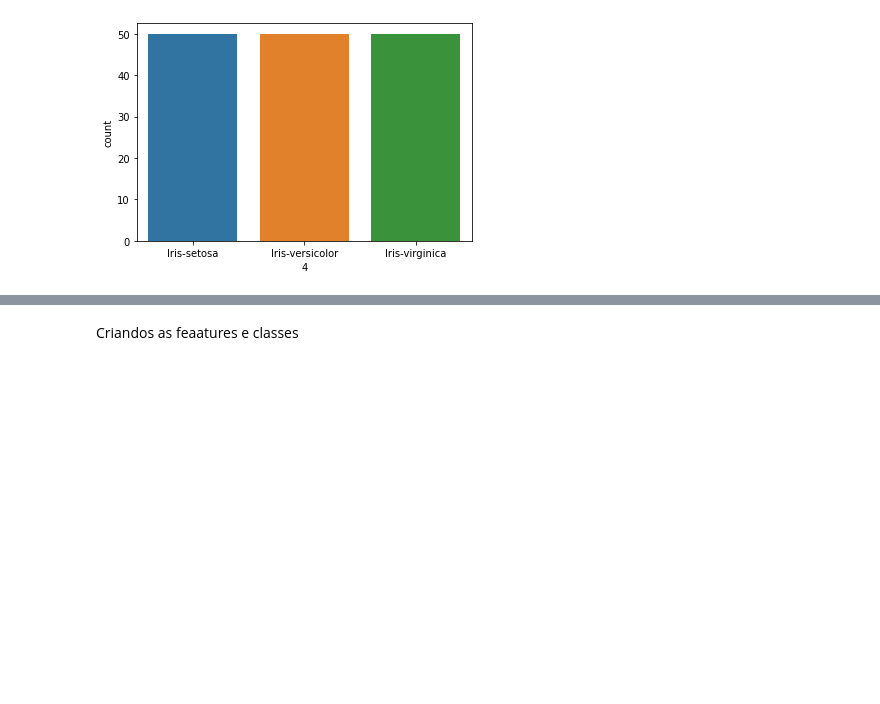
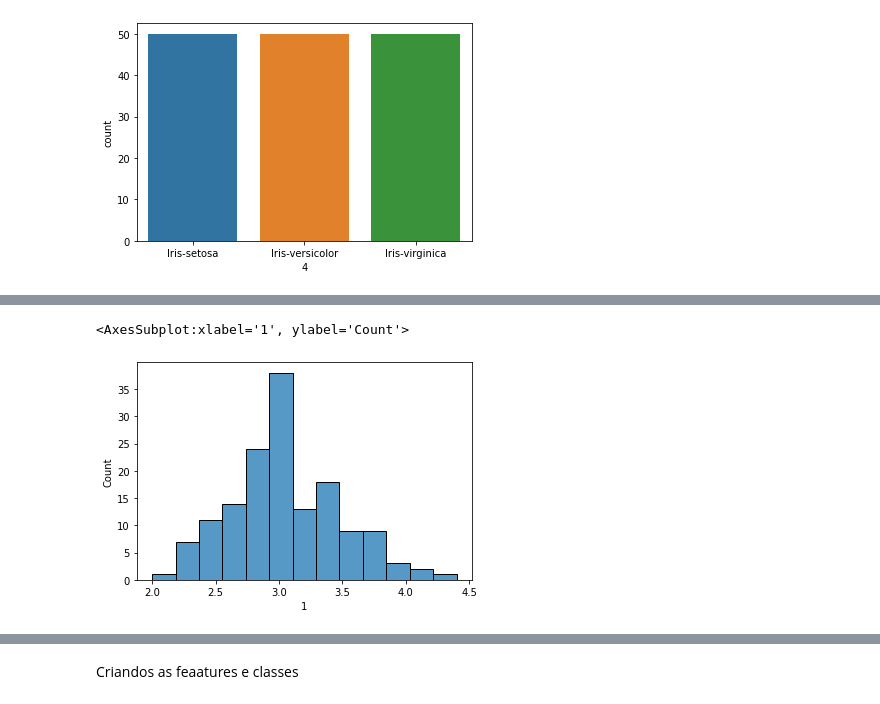
Before and after one commit to xkayo29/analise-dataset-iris, a Jupyter notebook: main.ipynb, the cells around one changed output, grey strips where cells are left out. Saved outputs shown, nothing was run; the diff lists cells and outputs as text; code cells hidden in the pictures; blank space fills up the shorter version.

```diff
--- a/main.ipynb
+++ b/main.ipynb
@@ -18,0 +25,5 @@ sns.countplot(x=4, data=dataset);
+# %%
+sns.histplot(data=dataset[1])
+# %% [output]
+<AxesSubplot:xlabel='1', ylabel='Count'>
+[figure, added]
```
Also changed, not shown: parts of 3 cells of this notebook.
